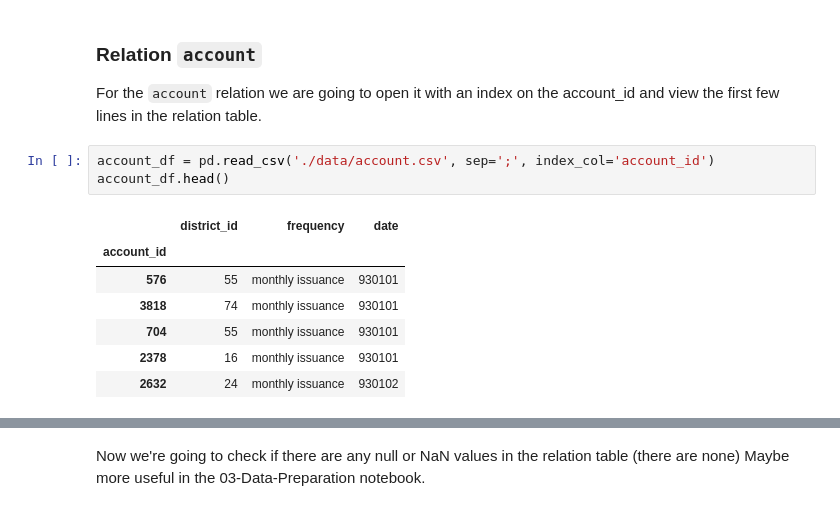
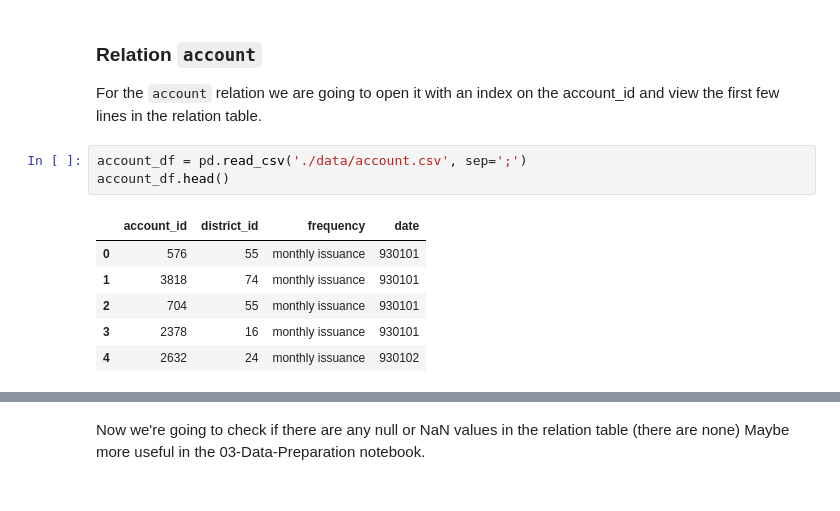
Before and after one commit to Goncalo101/FEUP-CAC, a Jupyter notebook: 02-Data-Understanding.ipynb, the cells around one changed output, grey strips where cells are left out. Cells and saved outputs as stored; diff of their text form.

```diff
--- a/02-Data-Understanding.ipynb
+++ b/02-Data-Understanding.ipynb
@@ -126,13 +126,12 @@ import matplotlib.pyplot as plt
 ### Relation `account`
 For the `account` relation we are going to open it with an index on the account_id and view the first few lines in the relation table.
 # %%
-account_df = pd.read_csv('./data/account.csv', sep=';', index_col='account_id')
+account_df = pd.read_csv('./data/account.csv', sep=';')
 account_df.head()
 # %% [output]
-|  | district_id | frequency | date |
-| account_id |  |  |  |
-| 576 | 55 | monthly issuance | 930101 |
-| 3818 | 74 | monthly issuance | 930101 |
-| 704 | 55 | monthly issuance | 930101 |
-| 2378 | 16 | monthly issuance | 930101 |
-| 2632 | 24 | monthly issuance | 930102 |
+|  | account_id | district_id | frequency | date |
+| 0 | 576 | 55 | monthly issuance | 930101 |
+| 1 | 3818 | 74 | monthly issuance | 930101 |
+| 2 | 704 | 55 | monthly issuance | 930101 |
+| 3 | 2378 | 16 | monthly issuance | 930101 |
+| 4 | 2632 | 24 | monthly issuance | 930102 |
```
Also changed, not shown: parts of 18 cells of this notebook.
